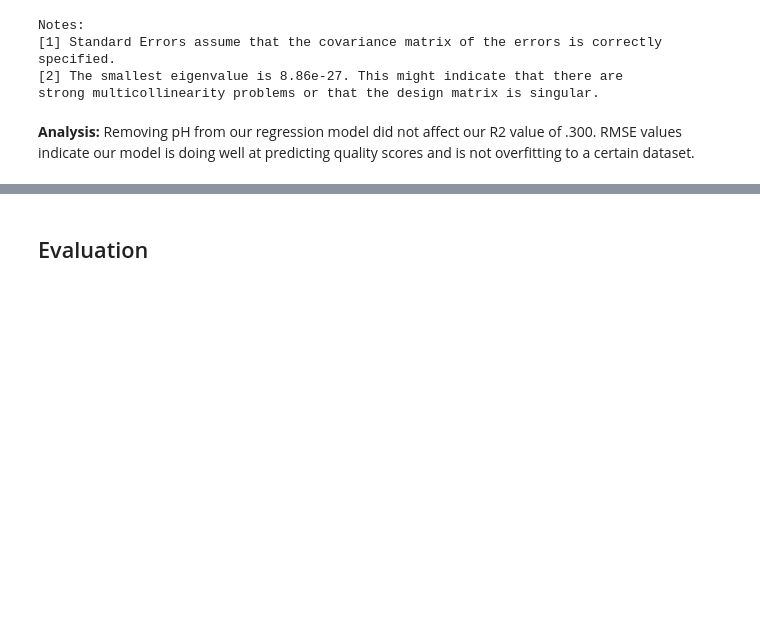
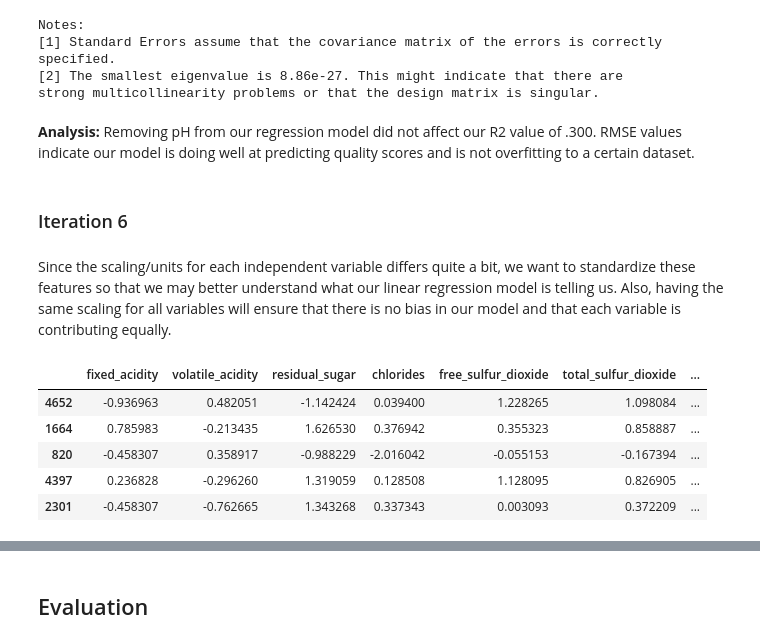
Before and after one commit to klsalcedo/red_wine_analysis, a Jupyter notebook: wine_regression_analysis.ipynb, the cells around one changed output, grey strips where cells are left out. Saved outputs shown, nothing was run; the diff lists cells and outputs as text; code cells hidden in the pictures; blank space fills up the shorter version.

```diff
--- a/wine_regression_analysis.ipynb
+++ b/wine_regression_analysis.ipynb
@@ -500,3 +500,7 @@ Notes:
 strong multicollinearity problems or that the design matrix is singular.
 # %% [markdown]
 **Analysis:** Removing pH from our regression model did not affect our R2 value of .300. RMSE values indicate our model is doing well at predicting quality scores and is not overfitting to a certain dataset.
+# %% [markdown]
+### Iteration 6
+# %% [markdown]
+Since the scaling/units for each independent variable differs quite a bit, we want to standardize these features so that we may better understand what our linear regression model is telling us. Also, having the same scaling for all variables will ensure that there is no bias in our model and that each variable is contributing equally.
@@ -502,0 +510,10 @@ strong multicollinearity problems or that the design matrix is singular.
+# %%
+x_train = x_train.apply(standardization)
+x_train.head()
+# %% [output]
+|  | fixed_acidity | volatile_acidity | residual_sugar | chlorides | free_sulfur_dioxide | total_sulfur_dioxide | ... |
+| 4652 | -0.936963 | 0.482051 | -1.142424 | 0.039400 | 1.228265 | 1.098084 | ... |
+| 1664 | 0.785983 | -0.213435 | 1.626530 | 0.376942 | 0.355323 | 0.858887 | ... |
+| 820 | -0.458307 | 0.358917 | -0.988229 | -2.016042 | -0.055153 | -0.167394 | ... |
+| 4397 | 0.236828 | -0.296260 | 1.319059 | 0.128508 | 1.128095 | 0.826905 | ... |
+| 2301 | -0.458307 | -0.762665 | 1.343268 | 0.337343 | 0.003093 | 0.372209 | ... |
```
Also changed, not shown: parts of 13 cells of this notebook.
